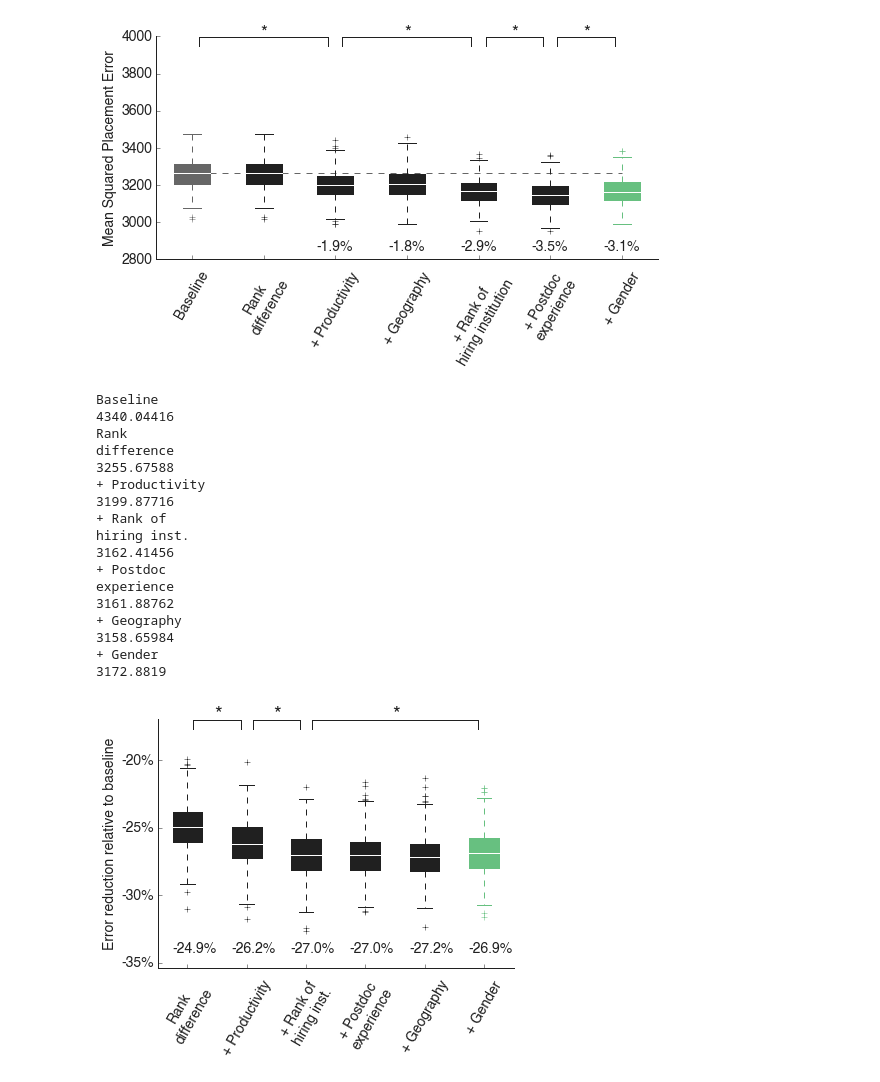
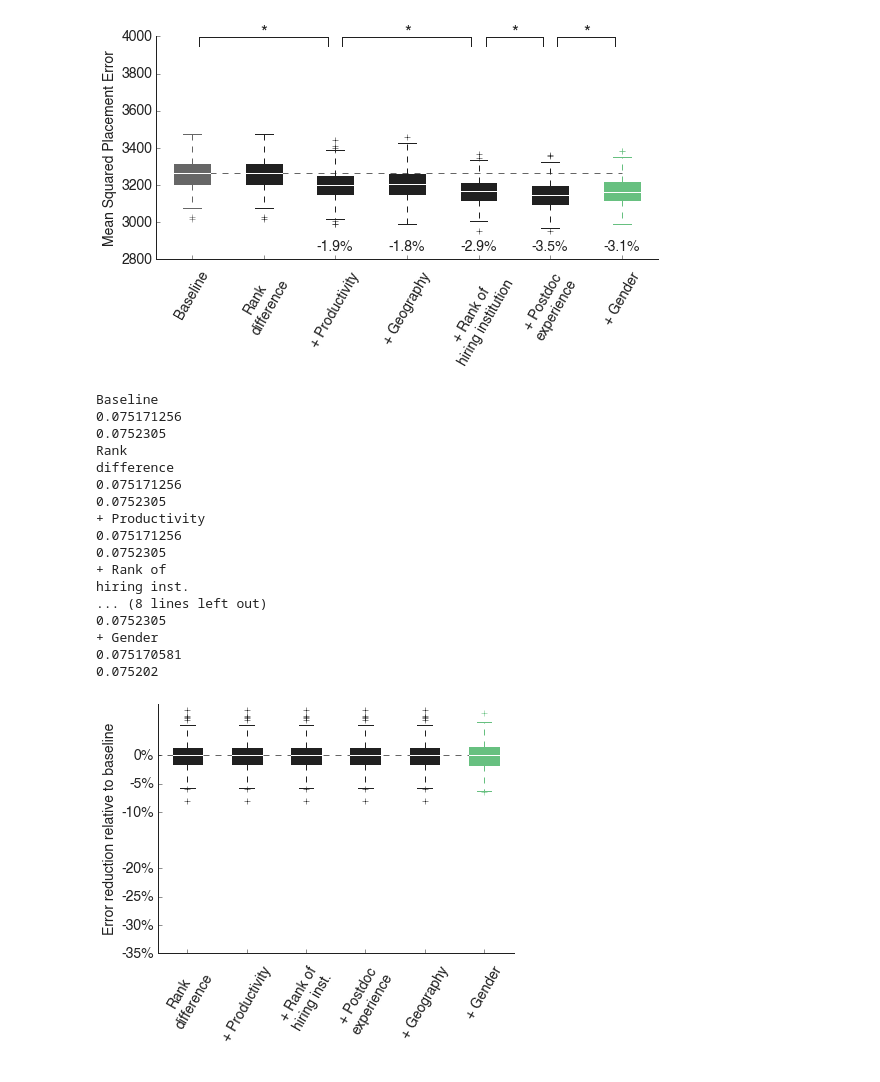
Before and after one commit to samfway/faculty_hiring, a Jupyter notebook: notebooks/ErrorReduction.ipynb, the cells around one changed output. Drawn from its saved outputs; the diff is of its cells as text; code cells hidden in the pictures.

```diff
--- a/notebooks/ErrorReduction.ipynb
+++ b/notebooks/ErrorReduction.ipynb
@@ -369,13 +352,13 @@ def add_sig_bracket(ax, x1, x2, top, sig=False, drop_size=30, x_nudge=0.1):
         middle = float(x1+x2)/2. - x_nudge/3
         ax.text(middle, top-1, '*', fontsize=20, color=ALMOST_BLACK)
 
-files = ['/Users/samway/Documents/Work/ClausetLab/projects/faculty_hiring/notebooks/error_files/ERR_step_err.txt',
-         '/Users/samway/Documents/Work/ClausetLab/projects/faculty_hiring/notebooks/error_files/ERR_5_rd.txt',
-         '/Users/samway/Documents/Work/ClausetLab/projects/faculty_hiring/notebooks/error_files/ERR_4_rd_pr.txt',
-         '/Users/samway/Documents/Work/ClausetLab/projects/faculty_hiring/notebooks/error_files/ERR_3_rd_pr_rh.txt',
-         '/Users/samway/Documents/Work/ClausetLab/projects/faculty_hiring/notebooks/error_files/ERR_2_rd_pr_rh_pd.txt',
-         '/Users/samway/Documents/Work/ClausetLab/projects/faculty_hiring/notebooks/error_files/ERR_1_no_gd.txt',
-         '/Users/samway/Documents/Work/ClausetLab/projects/faculty_hiring/notebooks/error_files/ERR_0_all.txt']
+files = ['/Users/samway/Documents/Work/ClausetLab/projects/faculty_hiring/notebooks/error_files/ERR_insample_1_no_gd.txt',
+         '/Users/samway/Documents/Work/ClausetLab/projects/faculty_hiring/notebooks/error_files/ERR_insample_1_no_gd.txt',
+         '/Users/samway/Documents/Work/ClausetLab/projects/faculty_hiring/notebooks/error_files/ERR_insample_1_no_gd.txt',
+         '/Users/samway/Documents/Work/ClausetLab/projects/faculty_hiring/notebooks/error_files/ERR_insample_1_no_gd.txt',
+         '/Users/samway/Documents/Work/ClausetLab/projects/faculty_hiring/notebooks/error_files/ERR_insample_1_no_gd.txt',
+         '/Users/samway/Documents/Work/ClausetLab/projects/faculty_hiring/notebooks/error_files/ERR_insample_1_no_gd.txt',
+         '/Users/samway/Documents/Work/ClausetLab/projects/faculty_hiring/notebooks/error_files/ERR_0_all_insample.txt']
 
 #rd_pr_rh_pd_gg
 
@@ -399,8 +382,9 @@ N = len(labels)
 width = 0.5
 means = zeros(len(files), dtype=float)
 top = 3600
-btm = 2800
+btm = 0
 ylims = (btm, top)
+top = 0
 
 for i, f in enumerate(files):
     if not f:
@@ -411,6 +395,9 @@ for i, f in enumerate(files):
             if ']' in line or line.startswith('None'):
                 vals.append(float(line.split('\t')[-1]))
         #vals = np.random.choice(vals, 500)
+
+        if not top:
+            top = 2*np.max(vals)
 
         if i == 0:
             m_val = np.median(vals)
@@ -424,57 +411,59 @@ for i, f in enumerate(files):
             prev = np.median(previous)
             curr = np.median(vals)
             if pval < 0.05: # and curr < prev:
-                add_sig_bracket(ax, previous_anchor, i, top, True)
+                print 'SIG!'
+                #add_sig_bracket(ax, previous_anchor, i, top, True)
                 previous_anchor = i
                 previous = vals[:]
 
         if i >= 1:
             percent = 100 * (1 - (np.median(vals)/m_val))
-            ax.text(i-0.25, btm + 50, '-%.1f%%' % percent, fontsize=LABEL_SIZE)
+            #ax.text(i-0.25, btm + 50, '-%.1f%%' % percent, fontsize=LABEL_SIZE)
 
         print labels[i]
         print np.mean(vals)
+        print np.median(vals)
 
         bp = ax.boxplot(vals, positions=[i], widths=[width], patch_artist=True)
 
         color_bp(bp, color=bp_colors[i])
 
 to_tick = [0, 0.05, 0.1, 0.2, 0.25, 0.3, 0.35]
 ytickvals = [(1-t)*m_val for t in to_tick]
 yticklabels = ['%d%%' % -np.round(100*t) for t in to_tick]
 ax.set_yticks(ytickvals)
 ax.set_yticklabels(yticklabels)
 
 ax.tick_params(axis='both', which='major', labelsize=LABEL_SIZE)
 ax.tick_params(axis='x', pad=XLABEL_PAD)
 ax.set_xticks(xrange(N))
 ax.set_xticklabels(labels, rotation=60)
 ax.set_xlim(-width+1,len(files)-1+width)
-ax.set_ylim(ylims)
+#ax.set_ylim(ylims)
 ax.set_ylabel('Error reduction relative to baseline', fontsize=LABEL_SIZE)
 hide_right_top_axis(ax)
 
 plt.savefig(os.path.join(figures_dir, notebook_prefix + 'boxplots_relative.pdf'), bbox_inches='tight')
 plt.show()
 # %% [output]
 Baseline
-4340.04416
+0.075171256
+0.0752305
 Rank
 difference
-3255.67588
+0.075171256
+0.0752305
 + Productivity
-3199.87716
+0.075171256
+0.0752305
 + Rank of
 hiring inst.
-3162.41456
-+ Postdoc
-experience
-3161.88762
-+ Geography
-3158.65984
+... (8 lines left out)
+0.0752305
 + Gender
-3172.8819
+0.075170581
+0.075202
-[figure, old version]
+[figure, new version]
 # %%
 fig, ax = plt.subplots(figsize=(6,5))
 
```
Also changed, not shown: parts of 4 cells of this notebook, 31 other files.
